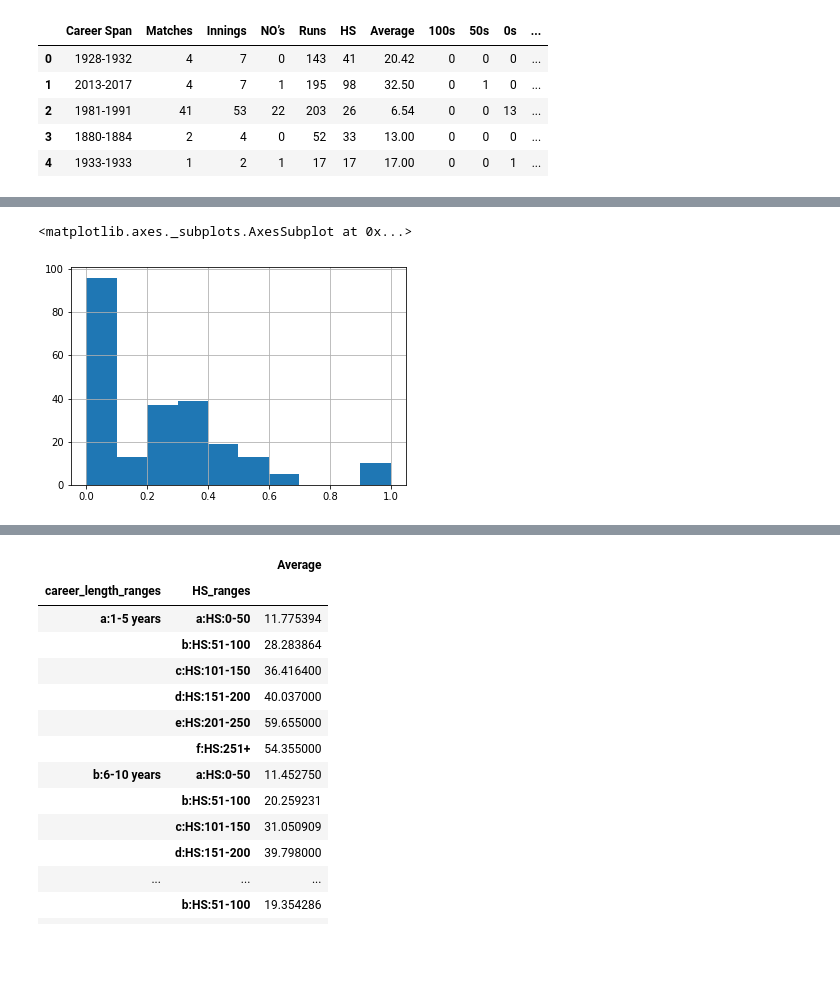
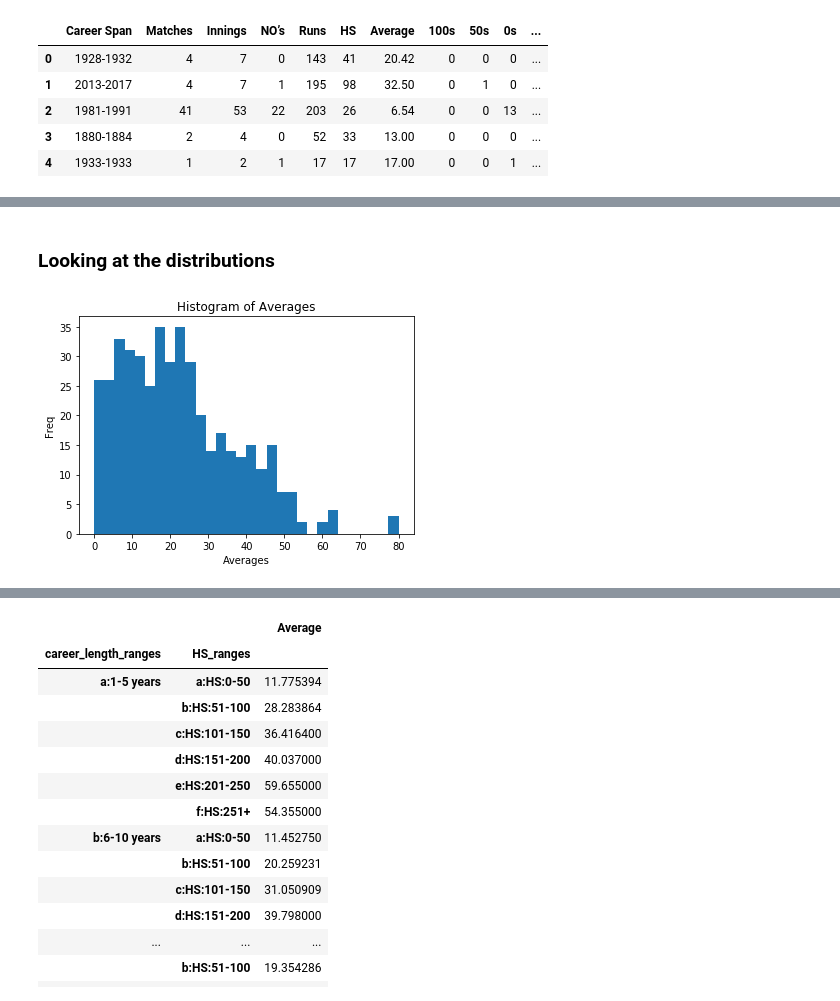
Before and after one commit to morganbow/australia_test_batting, a Jupyter notebook: atb_eda.ipynb, the cells around one changed output, grey strips where cells are left out. Cells and saved outputs as stored; diff of their text form; code cells hidden in the pictures; blank space fills up the shorter version.

```diff
--- a/atb_eda.ipynb
+++ b/atb_eda.ipynb
@@ -55,5 +30,13 @@ df.career_length.hist()
-# %%
-df["50_convergences"].hist()
-# %% [output]
-<matplotlib.axes._subplots.AxesSubplot at 0x...>
-[figure, removed]
+# %% [markdown]
+### Looking at the distributions
+# %%
+plt.hist(np.clip(df.Average, -1, 80), bins=30)
+plt.title('Histogram of Averages')
+plt.xlabel('Averages')
+plt.ylabel('Freq')
+plt.savefig('test averages hisogram.png', dpi=300)
+plt.show()
+
+#seems to be expon dist, maybe norm
+# %% [output]
+[figure, added]
```
Also changed, not shown: parts of 22 cells of this notebook.
